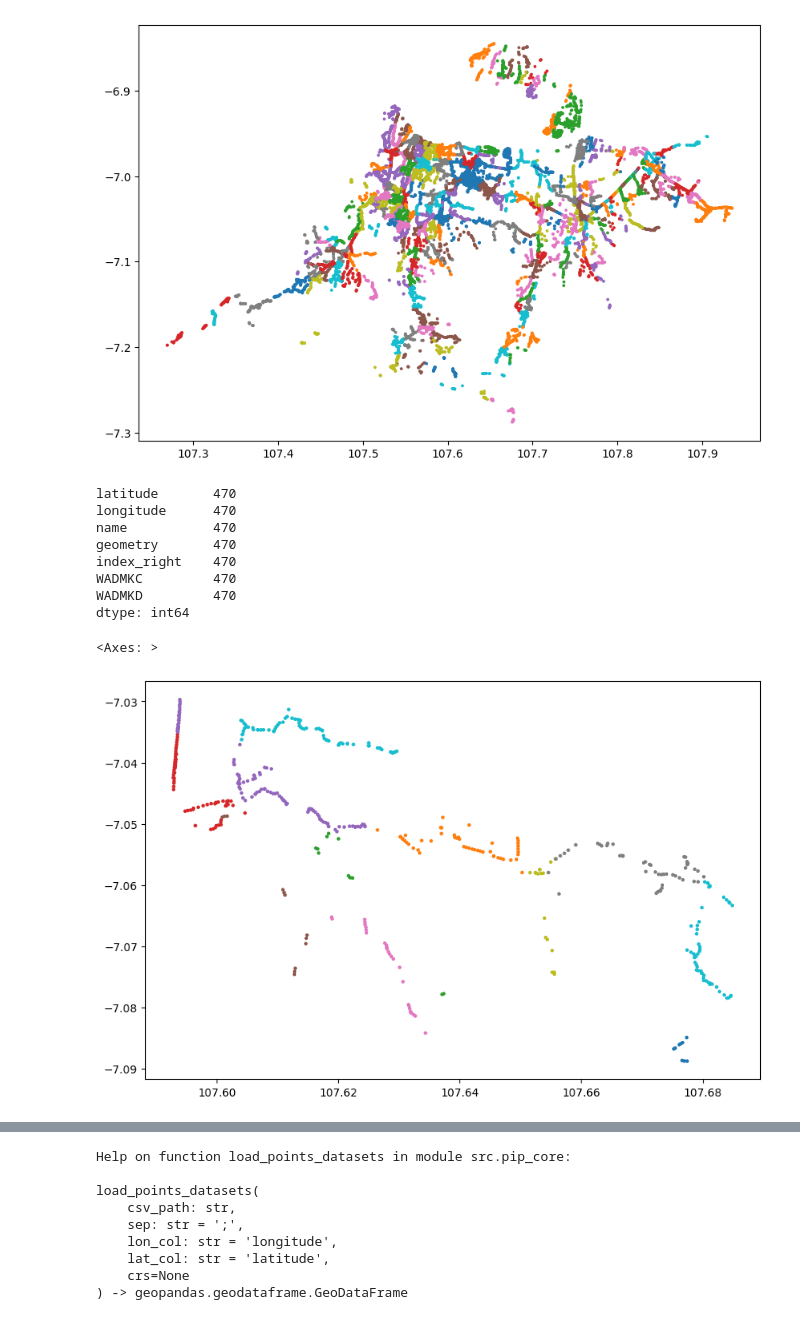
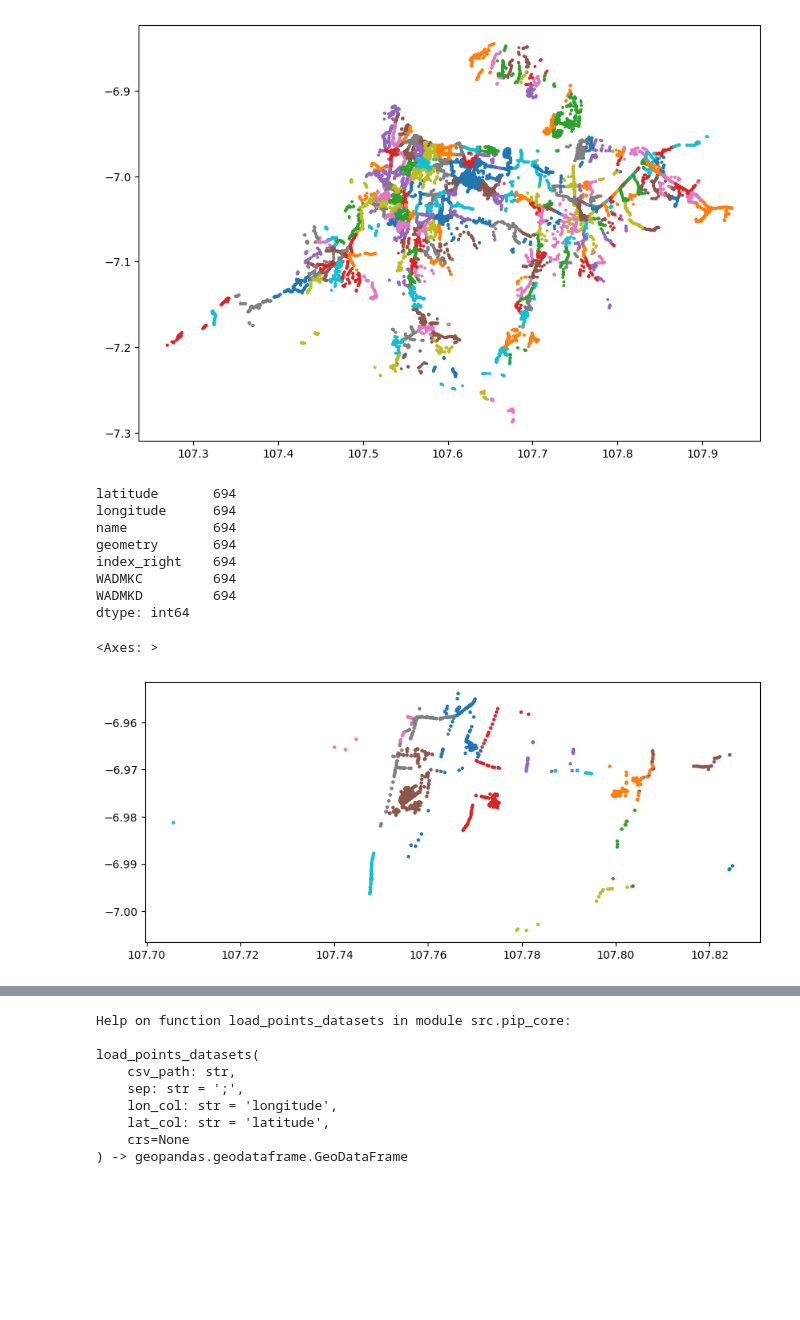
Before and after one commit to Ryobros/moon_aggregates, a Jupyter notebook: notebook/algojo.ipynb, the cells around one changed output, grey strips where cells are left out. Saved outputs shown, nothing was run; the diff lists cells and outputs as text; code cells hidden in the pictures; blank space fills up the shorter version.

```diff
--- a/notebook/algojo.ipynb
+++ b/notebook/algojo.ipynb
@@ -33,7 +33,7 @@ from src.pip_core import pip_pipeline
 
 # statement kan dulu keperluan
 shp_path = "../data/batas_wilayah/Batas_Wilayah_KelurahanDesa_10K_AR.shp" # ini database polygon dalam bentuk .shp
-csv_path = "../data/DATA_BERSIH_RADIUS.csv"                 # ini datasets titik koordinat gps
+csv_path = "../data/data_existing/DATA_BERSIH_RADIUS.csv"                 # ini datasets titik koordinat gps
 polygon_kabupaten = "Bandung"                                             # polygon kabupaten yang ingin digunakan, e.g ("bandung") harus sesuai dengan data, bisa dicek dulu
 sep = ";"                                                                 # cek delimeter data .csv kamu
 lon = "longitude"                                                         # cek di data kamu kolom lon namanya apa
@@ -74,23 +74,23 @@ pip_result.plot(
 <Axes: >
 [figure]
 # %%
-kec = 'Arjasari'
+kec = 'Rancaekek'
 subset = pip_result[pip_result['WADMKC'] == kec]
 print(f"{subset.count()}")
 subset.plot(
     column='WADMKD',
     figsize=(10,10),
     markersize=5,
     legend=False
 )
 # %% [output]
-latitude       470
-longitude      470
-name           470
-geometry       470
-index_right    470
-WADMKC         470
-WADMKD         470
+latitude       694
+longitude      694
+name           694
+geometry       694
+index_right    694
+WADMKC         694
+WADMKD         694
 dtype: int64
 <Axes: >
-[figure, old version]
+[figure, new version]
```
Also changed, not shown: parts of 6 cells of this notebook, 1 other file.
